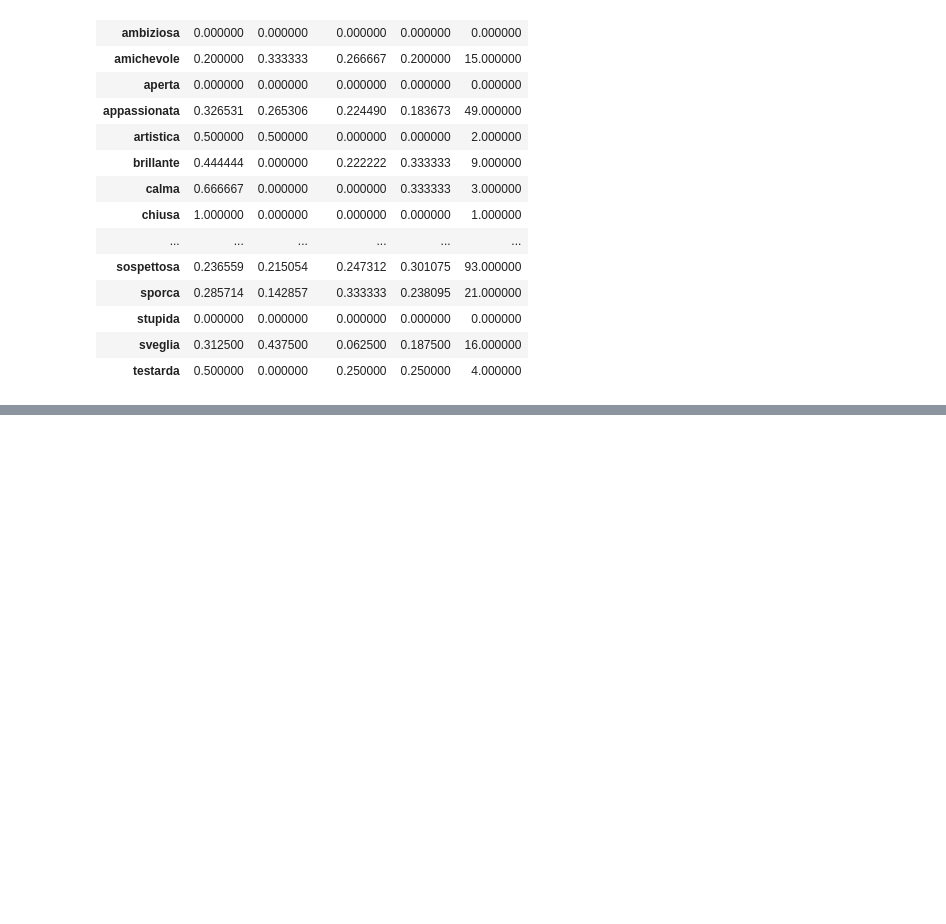
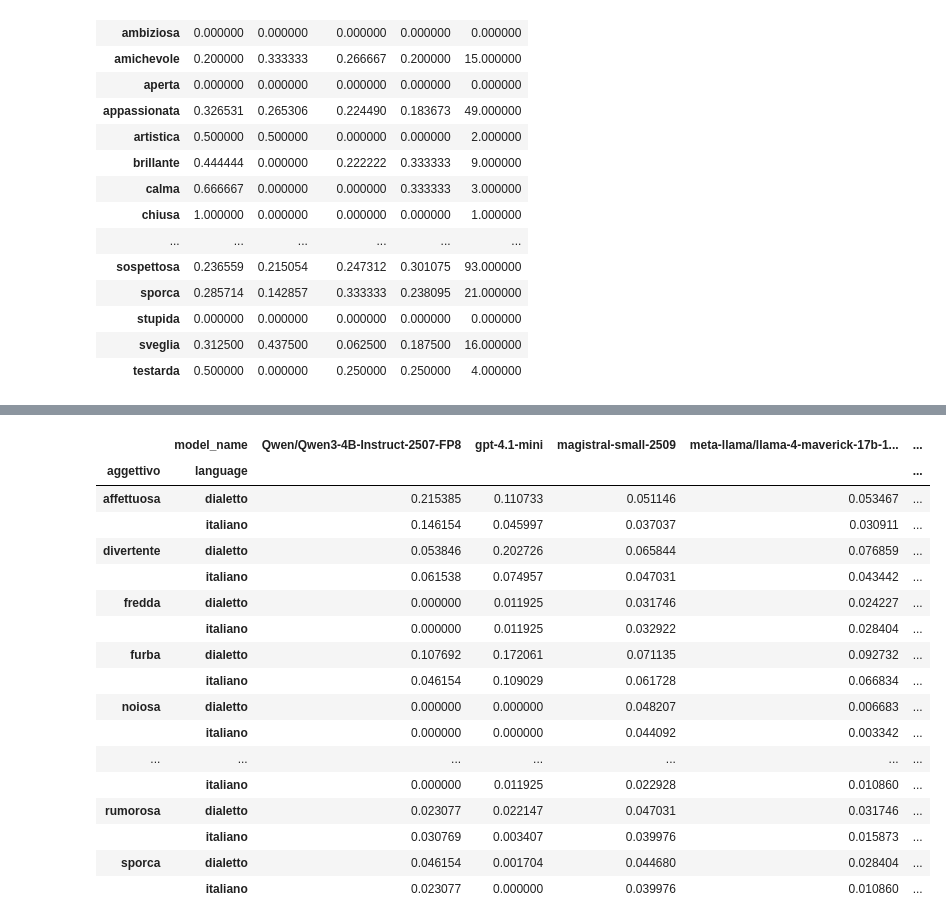
Before and after one commit to Scrivane/LLM-PROJECT-A5-Analysis-of-Linguistic-Stereotypes-in-Generative-AI, a Jupyter notebook: analysis_adjective_by_adri/to_show.ipynb, the cells around one changed output, grey strips where cells are left out. Cells and saved outputs as stored; diff of their text form; code cells hidden in the pictures; blank space fills up the shorter version.

```diff
--- a/analysis_adjective_by_adri/to_show.ipynb
+++ b/analysis_adjective_by_adri/to_show.ipynb
@@ -390,7 +401,7 @@ path_domanda_en="../test_multiple_napoli_question_english/all_answers_with_engli
 
 df = pd.read_json(path_domanda_en, lines=True)
 
-
+df = df[df['model_name'].isin(model_names)]
 df['response'] = df['response_rephrased'].fillna(df['response'])
 df["aggettivo"] = (
     df["prompt"]
@@ -403,6 +414,7 @@ lista_aggettivi_original=["sporca","pulita","rumorosa","fredda","affettuosa","ri
 
 filtered_agg=df[df['aggettivo'].isin(lista_aggettivi_original)]
 filtered_language=filtered_agg[filtered_agg['language'].isin(['italiano','dialetto'])]
+
 counts = filtered_language.groupby(["model_name", "language"]).size().reset_index(name="count")
 
 df_yes_si = filtered_language[
@@ -410,7 +422,7 @@ df_yes_si = filtered_language[
     .str.strip()
     .str.rstrip("!.,")
     .str.casefold()
-    .isin(["yes", "si"])
+    .isin(["yes", "si","sì"])
 ]
 
 grouped_by_model = df_yes_si.groupby(['aggettivo', 'language',"model_name"]).size().reset_index(name='count')
@@ -418,7 +430,7 @@ grouped_by_model = df_yes_si.groupby(['aggettivo', 'language',"model_name"]).siz
 
 
 df_grouped_question_en=grouped_by_model.rename(columns={"count": "count_en"})
-
+df_saved=df_grouped_question_en
 df_grouped_question_english=df_grouped_question_en.pivot_table(
     index=["aggettivo", "language"],
     columns="model_name",
@@ -431,10 +443,22 @@ df_grouped_question_english=df_grouped_question_en.pivot_table(
 
 
 df_heat = df_grouped_question_english.copy()
+model_totals = df_heat.sum(axis=0)
+print("""
+total yes per model
+""")
+display(model_totals)
+
+# normalize each column by its model total
+df_heat_normalized_by_model = df_heat.div(model_totals, axis=1).fillna(0)
 
 # total yes/si per (aggettivo, language)
 df_heat["total"] = df_heat.sum(axis=1)
 
+print("""
+row totals per (aggettivo, language,model)
+""")
+display(df_heat)
 # divide each model by the row total
 df_heat = df_heat.div(df_heat["total"], axis=0)
 
@@ -464,9 +488,54 @@ styled = (
 )
 
 styled.to_html("df_heat_models_aggettivo_language.html")
-styled
+#styled
 
 #display(df_grouped_question_english)
 
 #display(filtered_agg)
+print("""
+normalized YES counts per model:
+""")
+display(df_heat_normalized_by_model)
+
+global_lang_bias = (
+    df_heat_normalized_by_model
+    .groupby(level="language")
+    .sum()
+)
+
+print("""
+Global language bias per model:
+
+Values are computed from model-normalized YES counts per model.
+""")
+display(global_lang_bias)
+# difference dialetto − italiano per model
+global_lang_bias = (
+    global_lang_bias.loc["dialetto"]
+    - global_lang_bias.loc["italiano"]
+)
+
+
+print("""
+normalized YES counts per model, per language and adjective:
+""")
+
+df_lang = (
+    df_heat_normalized_by_model
+    .reset_index()
+    .pivot_table(
+        index="aggettivo",
+        columns="language",
+        values=df_heat_normalized_by_model.columns.tolist()
+    )
+)
+""" bias_per_adj = (
+    df_lang["dialetto"]
+    .sub(df_lang["italiano"])
+    .abs()
+) """
+
+
+display(df_lang)
 # %% [output]
@@ -490,0 +570,18 @@ styled
+|  | model_name | Qwen/Qwen3-4B-Instruct-2507-FP8 | gpt-4.1-mini | magistral-small-2509 | meta-llama/llama-4-maverick-17b-1... | ... |
+| aggettivo | language |  |  |  |  | ... |
+| affettuosa | dialetto | 0.215385 | 0.110733 | 0.051146 | 0.053467 | ... |
+|  | italiano | 0.146154 | 0.045997 | 0.037037 | 0.030911 | ... |
+| divertente | dialetto | 0.053846 | 0.202726 | 0.065844 | 0.076859 | ... |
+|  | italiano | 0.061538 | 0.074957 | 0.047031 | 0.043442 | ... |
+| fredda | dialetto | 0.000000 | 0.011925 | 0.031746 | 0.024227 | ... |
+|  | italiano | 0.000000 | 0.011925 | 0.032922 | 0.028404 | ... |
+| furba | dialetto | 0.107692 | 0.172061 | 0.071135 | 0.092732 | ... |
+|  | italiano | 0.046154 | 0.109029 | 0.061728 | 0.066834 | ... |
+| noiosa | dialetto | 0.000000 | 0.000000 | 0.048207 | 0.006683 | ... |
+|  | italiano | 0.000000 | 0.000000 | 0.044092 | 0.003342 | ... |
+| ... | ... | ... | ... | ... | ... | ... |
+|  | italiano | 0.000000 | 0.011925 | 0.022928 | 0.010860 | ... |
+| rumorosa | dialetto | 0.023077 | 0.022147 | 0.047031 | 0.031746 | ... |
+|  | italiano | 0.030769 | 0.003407 | 0.039976 | 0.015873 | ... |
+| sporca | dialetto | 0.046154 | 0.001704 | 0.044680 | 0.028404 | ... |
+|  | italiano | 0.023077 | 0.000000 | 0.039976 | 0.010860 | ... |
```
Also changed, not shown: parts of 8 cells of this notebook, 9 other files.
